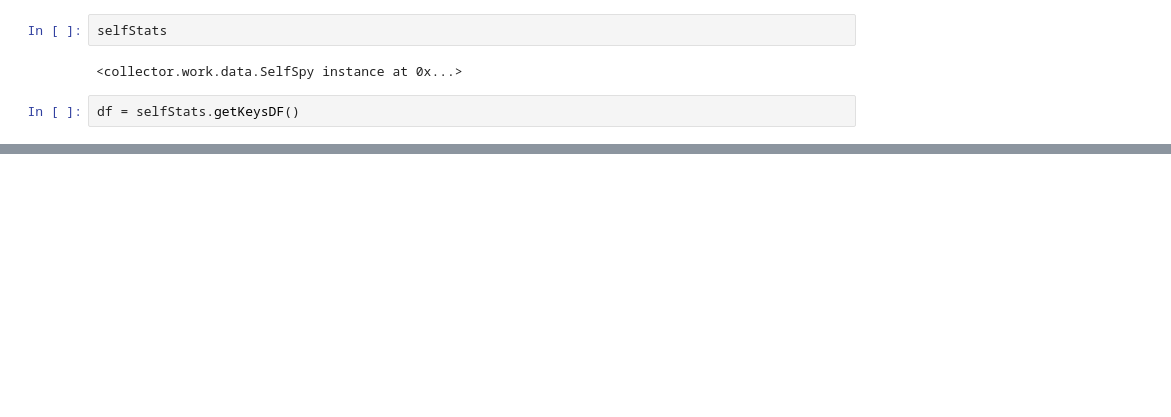
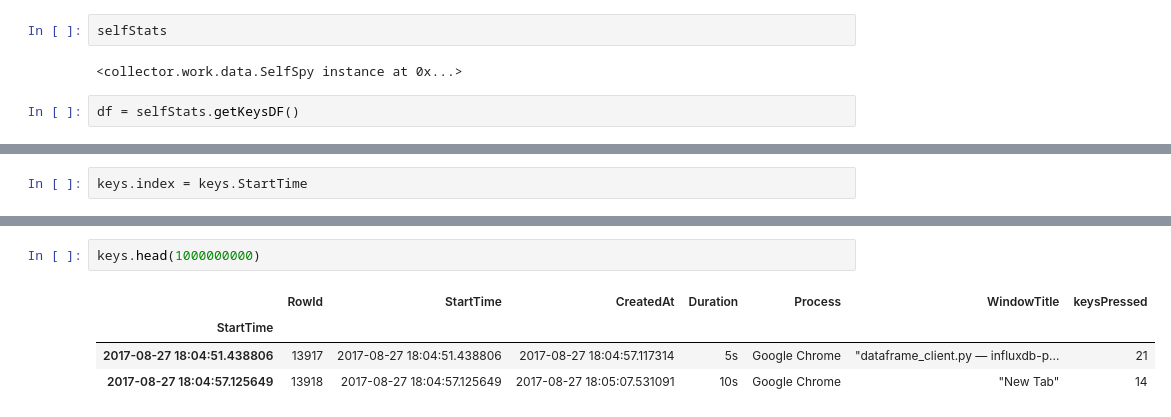
Before and after one commit to naren-m/QuantifiedSelf, a Jupyter notebook: playground.ipynb, the cells around one changed output, grey strips where cells are left out. Saved outputs shown, nothing was run; the diff lists cells and outputs as text; blank space fills up the shorter version.

```diff
--- a/playground.ipynb
+++ b/playground.ipynb
@@ -126,0 +253,2 @@ offline.iplot(fig, filename='style-bar')
+# %%
+keys.index = keys.StartTime
@@ -126,0 +266,7 @@ offline.iplot(fig, filename='style-bar')
+# %%
+keys.head(1000000000)
+# %% [output]
+|  | RowId | StartTime | CreatedAt | Duration | Process | WindowTitle | keysPressed |
+| StartTime |  |  |  |  |  |  |  |
+| 2017-08-27 18:04:51.438806 | 13917 | 2017-08-27 18:04:51.438806 | 2017-08-27 18:04:57.117314 | 5s | Google Chrome | "dataframe_client.py — influxdb-p... | 21 |
+| 2017-08-27 18:04:57.125649 | 13918 | 2017-08-27 18:04:57.125649 | 2017-08-27 18:05:07.531091 | 10s | Google Chrome | "New Tab" | 14 |
```
Also changed, not shown: parts of 17 cells of this notebook, 2 other files.
